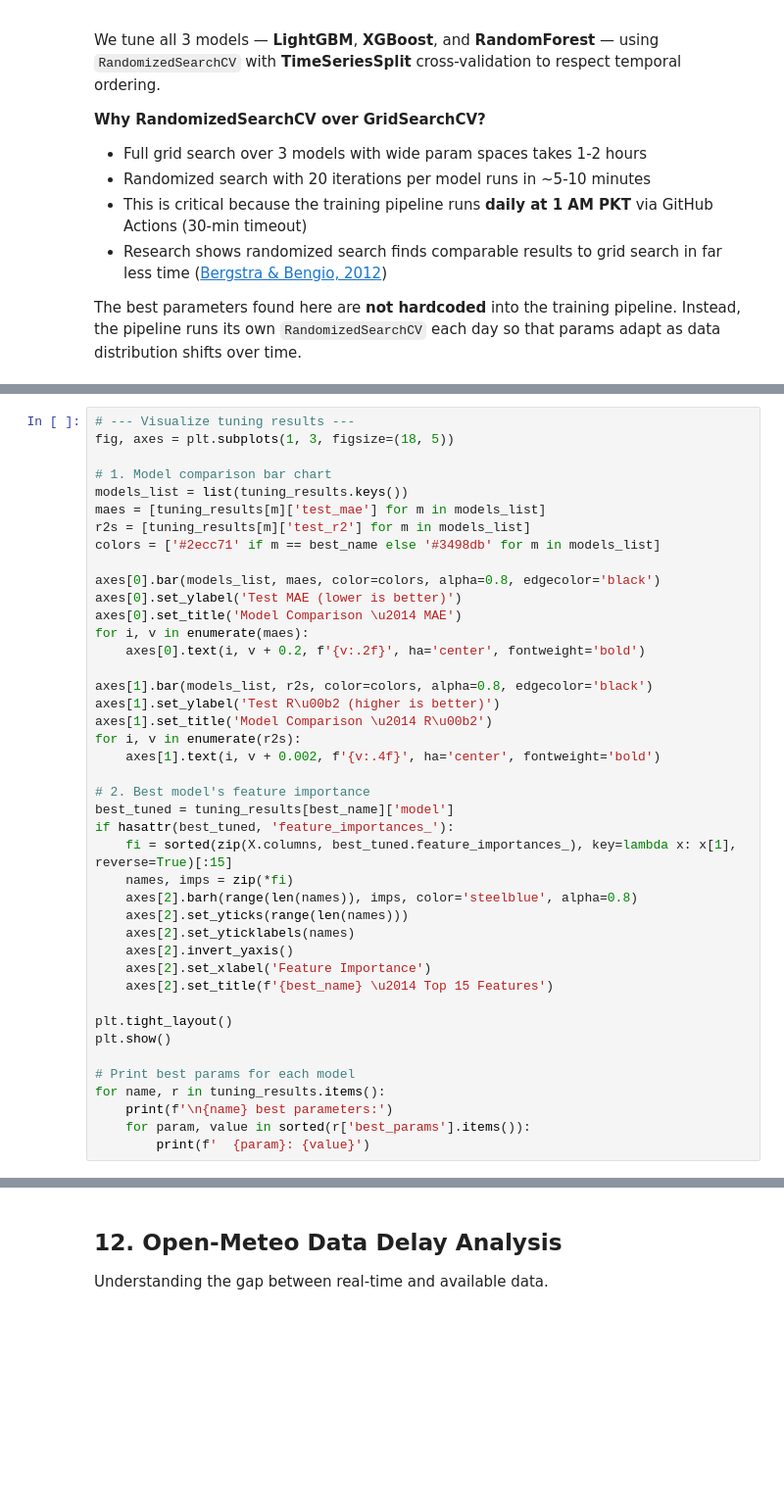
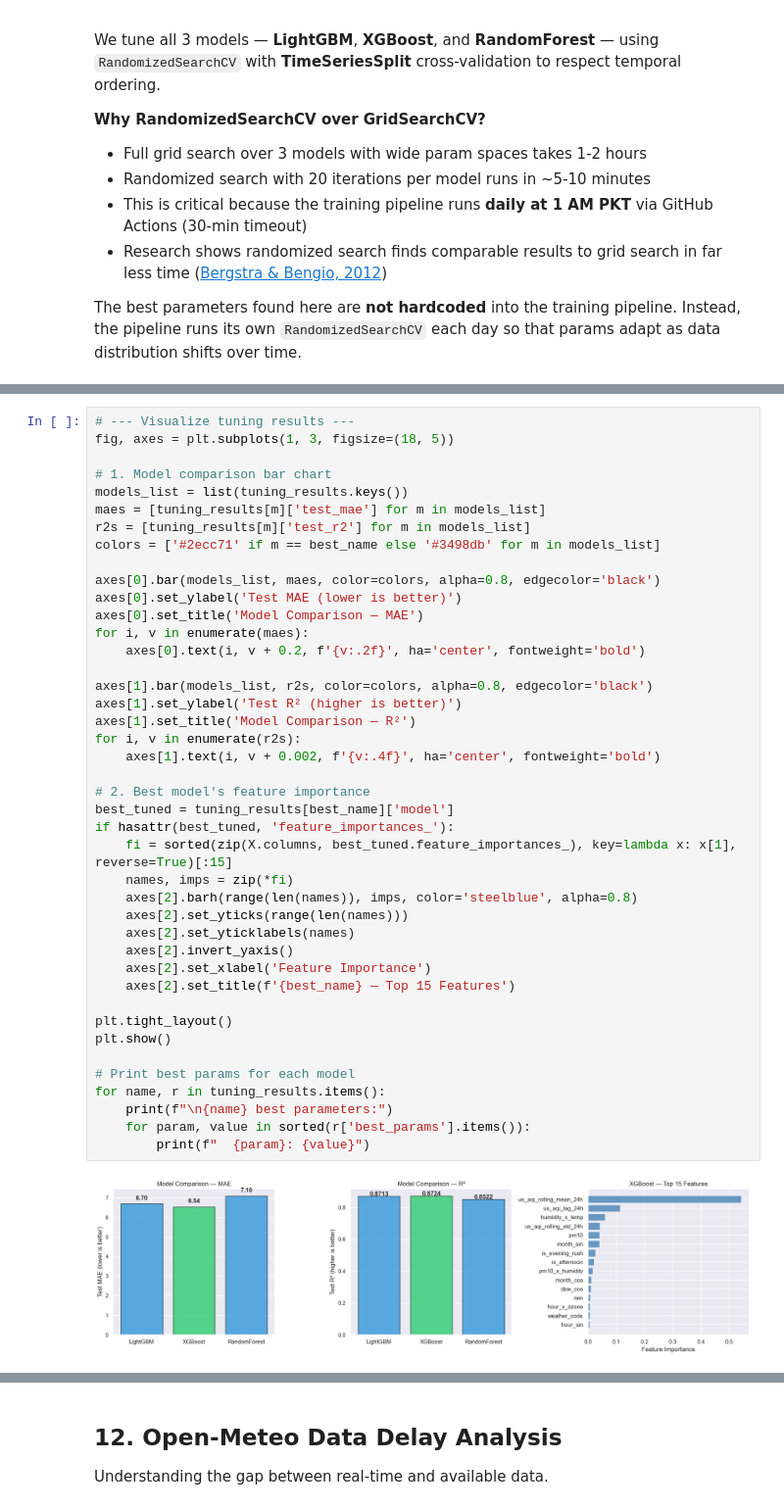
Before and after one commit to MunibUrRehmanMemon/10pearls-AQI-Hyderabad, a Jupyter notebook: notebooks/EDA.ipynb, the cells around one changed output, grey strips where cells are left out. Shown at 98% size. Drawn from its saved outputs; the diff is of its cells as text; blank space fills up the shorter version.

```diff
--- a/notebooks/EDA.ipynb
+++ b/notebooks/EDA.ipynb
@@ -414,36 +507,38 @@ models_list = list(tuning_results.keys())
 maes = [tuning_results[m]['test_mae'] for m in models_list]
 r2s = [tuning_results[m]['test_r2'] for m in models_list]
 colors = ['#2ecc71' if m == best_name else '#3498db' for m in models_list]
 
 axes[0].bar(models_list, maes, color=colors, alpha=0.8, edgecolor='black')
 axes[0].set_ylabel('Test MAE (lower is better)')
-axes[0].set_title('Model Comparison \u2014 MAE')
+axes[0].set_title('Model Comparison — MAE')
 for i, v in enumerate(maes):
     axes[0].text(i, v + 0.2, f'{v:.2f}', ha='center', fontweight='bold')
 
 axes[1].bar(models_list, r2s, color=colors, alpha=0.8, edgecolor='black')
-axes[1].set_ylabel('Test R\u00b2 (higher is better)')
-axes[1].set_title('Model Comparison \u2014 R\u00b2')
+axes[1].set_ylabel('Test R² (higher is better)')
+axes[1].set_title('Model Comparison — R²')
 for i, v in enumerate(r2s):
     axes[1].text(i, v + 0.002, f'{v:.4f}', ha='center', fontweight='bold')
 
 # 2. Best model's feature importance
 best_tuned = tuning_results[best_name]['model']
 if hasattr(best_tuned, 'feature_importances_'):
     fi = sorted(zip(X.columns, best_tuned.feature_importances_), key=lambda x: x[1], reverse=True)[:15]
     names, imps = zip(*fi)
     axes[2].barh(range(len(names)), imps, color='steelblue', alpha=0.8)
     axes[2].set_yticks(range(len(names)))
     axes[2].set_yticklabels(names)
     axes[2].invert_yaxis()
     axes[2].set_xlabel('Feature Importance')
-    axes[2].set_title(f'{best_name} \u2014 Top 15 Features')
+    axes[2].set_title(f'{best_name} — Top 15 Features')
 
 plt.tight_layout()
 plt.show()
 
 # Print best params for each model
 for name, r in tuning_results.items():
-    print(f'\n{name} best parameters:')
+    print(f"\n{name} best parameters:")
     for param, value in sorted(r['best_params'].items()):
-        print(f'  {param}: {value}')
+        print(f"  {param}: {value}")
+# %% [output]
+[figure, added]
```
Also changed, not shown: parts of 12 cells of this notebook.
